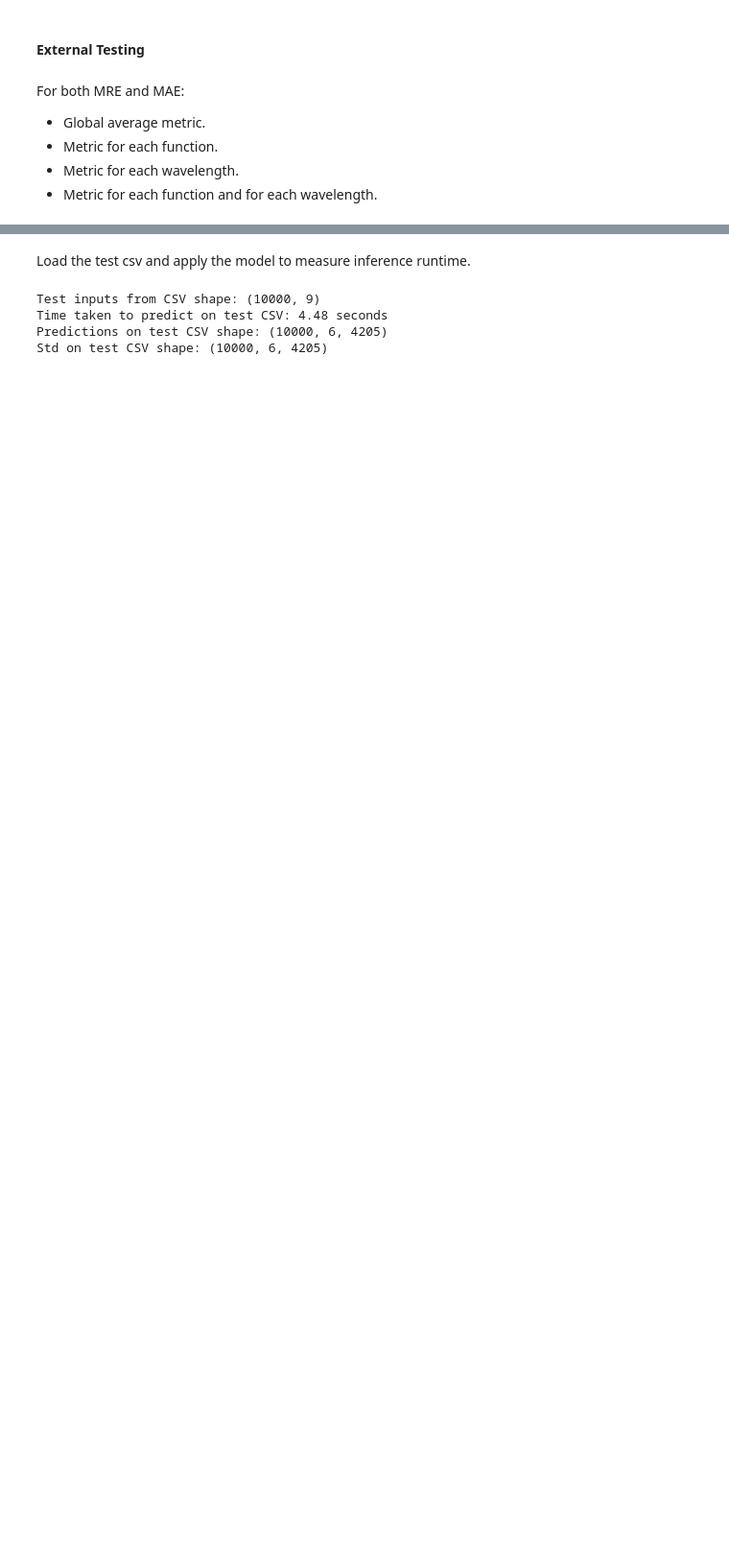
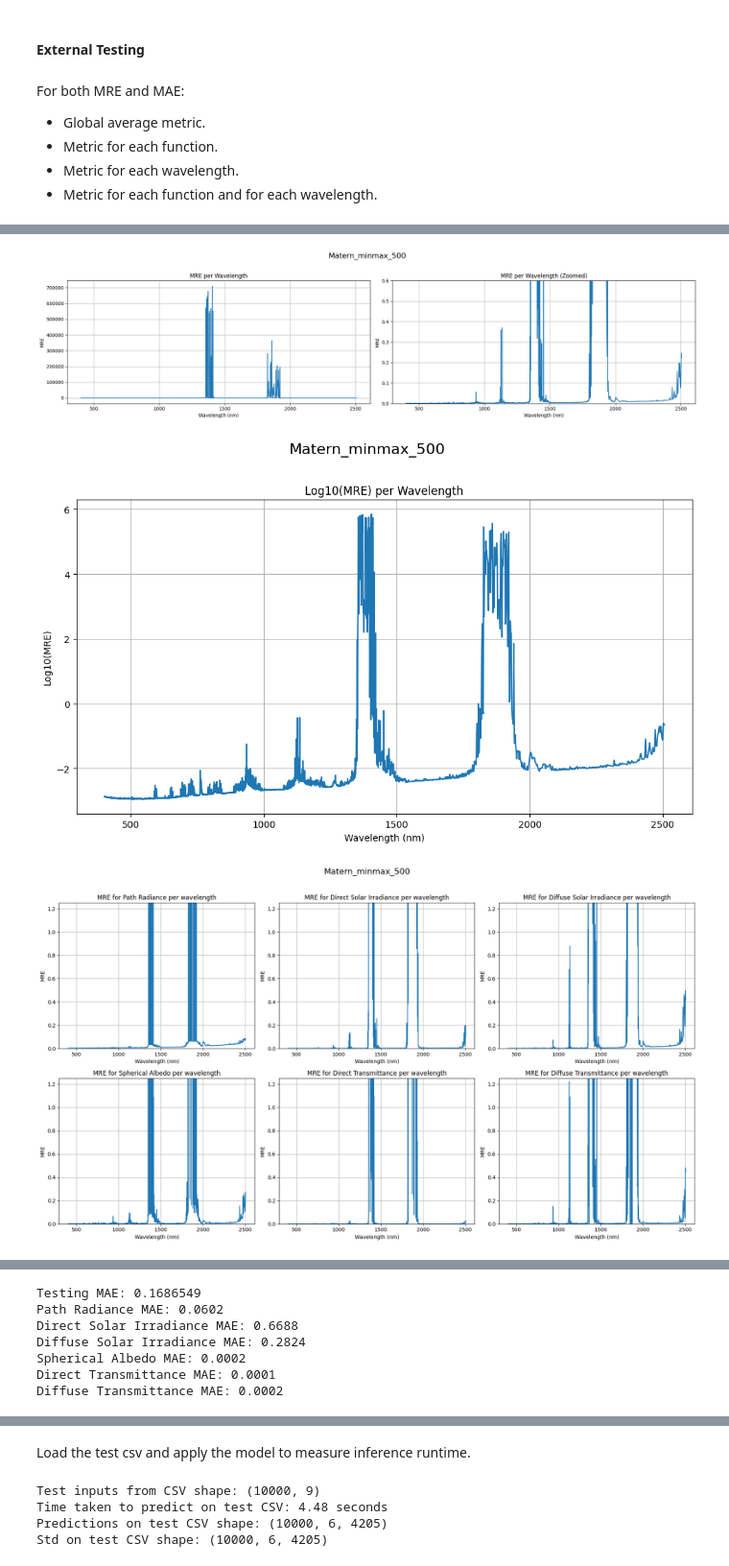
Before and after one commit to Teolul/Masters_Thesis, a Jupyter notebook: gp_pipeline.ipynb, the cells around one changed output, grey strips where cells are left out. Shown at 96% size. Drawn from its saved outputs; the diff is of its cells as text; code cells hidden in the pictures; blank space fills up the shorter version.

```diff
--- a/gp_pipeline.ipynb
+++ b/gp_pipeline.ipynb
@@ -398,8 +398,8 @@ gp_results = pickle.load(open("./gp_saves/model_saves/gp_results.pkl", "rb"))
 # order results by best validation MRE
 gp_results_sorted = sorted(gp_results, key=lambda x: x["best_val_mre"])
 
-idx = 0 # index of the model to use for test prediction (0 is the best one)
-gpr_list = gp_results_sorted[idx]["gpr_list"]
-pca_list = gp_results_sorted[idx]["pca_list"]
-x_scaler = gp_results_sorted[idx]["x_scaler"]
-y_scalers = gp_results_sorted[idx]["y_scalers"]
+# idx = 0 # index of the model to use for test prediction (0 is the best one)
+# gpr_list = gp_results_sorted[idx]["gpr_list"]
+# pca_list = gp_results_sorted[idx]["pca_list"]
+# x_scaler = gp_results_sorted[idx]["x_scaler"]
+# y_scalers = gp_results_sorted[idx]["y_scalers"]
@@ -538,0 +451,54 @@ Diffuse Transmittance Coverage: 98.06%
+# %%
+for result in gp_results_sorted:
+    print("--------------------------------------------------")
+    print(f"Experiment ID: {result['experiment_id']}")
+    print(f"Model: {result['model']}")
+    print(f"Scale Type: {result['scale_type']}")
+    print(f"Dataset Size: {result['dataset_size']}")
+    print(f"Fit Time: {result['fit_time']:.2f} seconds")
+    print(f"Best Validation MRE: {result['best_val_mre']:.4f}")
+    print(f"Best Validation MAE: {result['best_val_mae']:.4f}")
+    print("--------------------------------------------------")
+
+    gpr_list = result["gpr_list"]
+    pca_list = result["pca_list"]
+    x_scaler = result["x_scaler"]
+    y_scalers = result["y_scalers"]
+
+    start_time_inference = time.time()
+    Y_test_pred, Y_test_std = test_model(gpr_list, pca_list, x_scaler, y_scalers)
+    end_time_inference = time.time()
+
+    test_mre, test_mre_per_func = utils.show_test_results_mre(Y_test, Y_test_pred, wavelengths, exp_id=result['experiment_id'], save_path="gp_saves/testing_results/")
+    test_mae, test_mae_per_func = utils.show_test_results_mae(Y_test, Y_test_pred, wavelengths, exp_id=result['experiment_id'], save_path="gp_saves/testing_results/")
+
+    entry = {
+        "experiment_id": result["experiment_id"],
+        "gp_kernel_full_name": result["gp_kernel_full_name"],
+        "model": result["model"],
+        "scale_type": result["scale_type"],
+        "dataset_size": result["dataset_size"],
+        "inference_time": end_time_inference - start_time_inference,
+        "test_mre": test_mre,
+        "test_mae": test_mae,
+    }
+
+    for name, value in zip(globals.function_names_results, test_mre_per_func):
+        entry[f"test_mre_{name}"] = value
+
+    for name, value in zip(globals.function_names_results, test_mae_per_func):
+        entry[f"test_mae_{name}"] = value
+
+    results_df = pd.DataFrame([entry])
+    results_df.to_csv("./gp_saves/testing_results/gp_test_results.csv", mode="a", header=not Path("./gp_saves/testing_results/gp_test_results.csv").exists(), index=False)
+
+    # --- coverage probability ---
+    global_cov, func_cov = utils.calculate_coverage(Y_test, Y_test_pred, Y_test_std)
+    print(f"Global Coverage Probability ({2}σ): {global_cov:.2f}%")
+    print("-" * 30)
+    for i, name in enumerate(globals.function_names_plots):
+        print(f"{name:15} Coverage: {func_cov[i]:.2f}%")
+
+    utils.show_predicted_vs_true(Y_test, Y_test_pred, Y_test_std, wavelengths, exp_id=result['experiment_id'], save_path="gp_saves/testing_results/")
+    utils.show_residuals(Y_test, Y_test_pred, wavelengths, exp_id=result['experiment_id'], save_path="gp_saves/testing_results/")
+# %% [output]
@@ -538,0 +521,3 @@ Diffuse Transmittance Coverage: 98.06%
+[figure, added]
+[figure, added]
+[figure, added]
@@ -538,0 +525,7 @@ Diffuse Transmittance Coverage: 98.06%
+Testing MAE: 0.1686549
+Path Radiance MAE: 0.0602
+Direct Solar Irradiance MAE: 0.6688
+Diffuse Solar Irradiance MAE: 0.2824
+Spherical Albedo MAE: 0.0002
+Direct Transmittance MAE: 0.0001
+Diffuse Transmittance MAE: 0.0002
```
Also changed, not shown: parts of 10 cells of this notebook, 35 other files.
